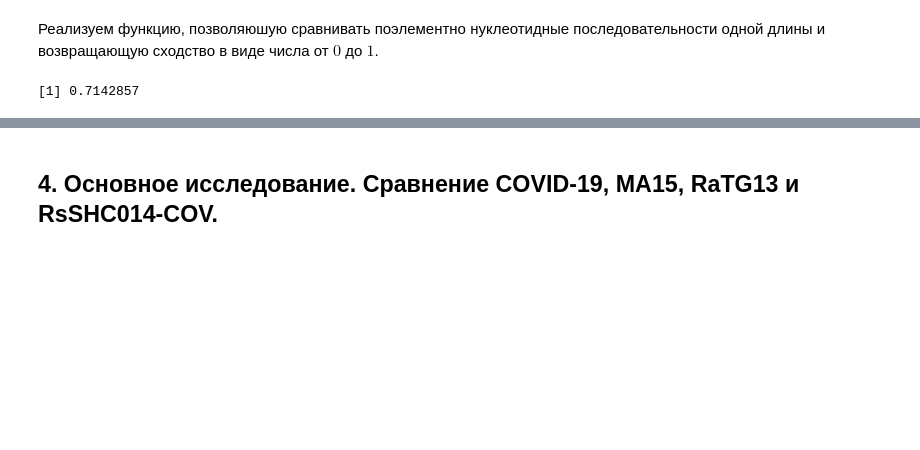
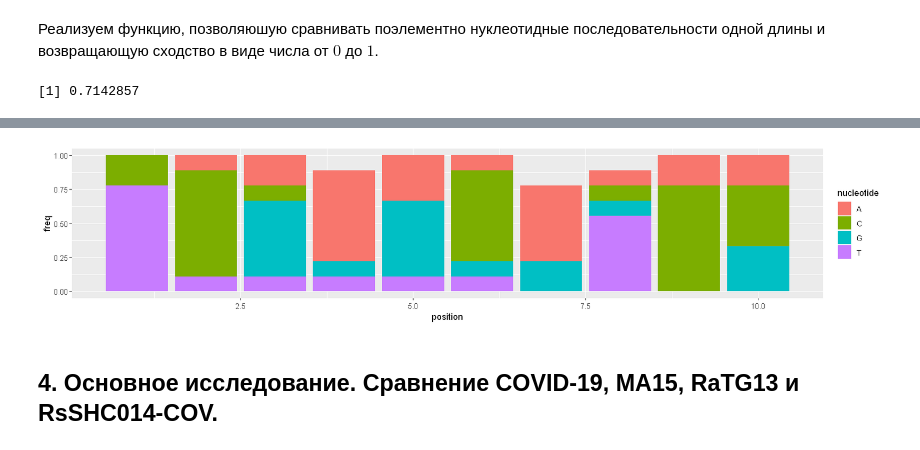
Before and after one commit to BikeevArtur/mipt-stats-ad, a Jupyter notebook: COVID_Research.ipynb, the cells around one changed output, grey strips where cells are left out. Cells and saved outputs as stored; diff of their text form; code cells hidden in the pictures; blank space fills up the shorter version.

```diff
--- a/COVID_Research.ipynb
+++ b/COVID_Research.ipynb
@@ -129,2 +174,42 @@ element_wise.compare(Q1, Q2)
+# %%
+Q1 <- as.DNAbin(c("T","T","C","G","A","C","-","A","A","A"))
+Q2 <- as.DNAbin(c("C","C","G","-","A","C","-","C","A","A"))
+Q3 <- as.DNAbin(c("T","C","G","A","A","T","A","T","C","G"))
+Q4 <- as.DNAbin(c("T","C","T","A","G","G","A","T","C","G"))
+Q5 <- as.DNAbin(c("T","A","G","A","T","A","A","-","C","G"))
+Q6 <- as.DNAbin(c("T","C","G","A","G","C","G","T","C","C"))
+Q7 <- as.DNAbin(c("C","C","A","A","G","C","A","G","C","C"))
+Q8 <- as.DNAbin(c("T","C","G","T","G","C","G","T","C","C"))
+Q9 <- as.DNAbin(c("T","C","A","A","G","C","A","T","C","C"))
+l <- c(dna2char(Q1),dna2char(Q2),dna2char(Q3),
+      dna2char(Q4),dna2char(Q5),dna2char(Q6),
+      dna2char(Q7),dna2char(Q8),dna2char(Q9))
+# %%
+stacked.barplot <- function(dna.string.set){
+    seq.length <- width(dna.string.set)[1]
+    # Длина последовательностей
+    seq.count <- length(dna.string.set)
+    # Кол-во последовательностей
+    freq <- (consensusMatrix(dna.string.set)[1:4,])/seq.count
+    dim(freq) <- c(1,4*seq.length)
+    freq <- as.numeric(freq)
+    # Частота
+
+    position <- t(as.matrix(rep(1:seq.length,4)))
+    dim(position) <- c(seq.length,4)
+    position <- t(position)
+    dim(position) <- c(4*seq.length,1)
+    position <- as.integer(t(position))
+
+    nucleotide <- rep(c("A","C","G","T"),seq.length)
+    df <- data.frame(position,nucleotide,freq)
+    ggplot(df, aes(fill=nucleotide, y=freq, x=position)) +
+    geom_bar(position="stack", stat="identity")
+}
+# %%
+options(repr.plot.width=14, repr.plot.height=3)
+stacked.barplot(DNAStringSet(l))
+# %% [output]
+[figure, added]
 # %% [markdown]
 ## 4. Основное исследование. Сравнение COVID-19, MA15, RaTG13 и RsSHC014-COV.
```
Also changed, not shown: parts of 37 cells of this notebook, 1 other file.
